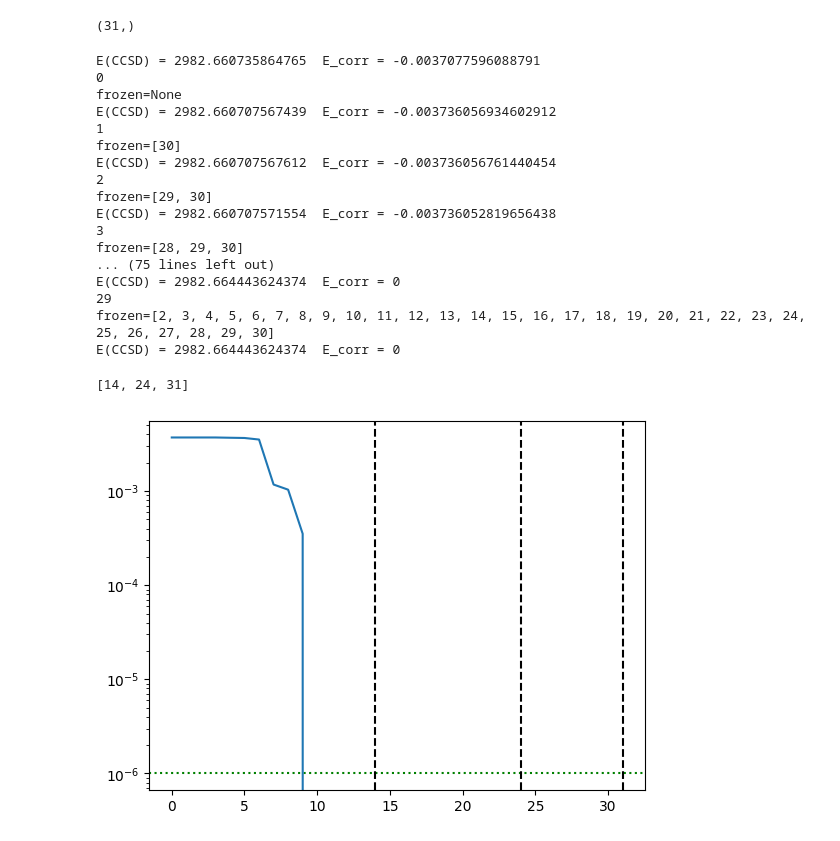
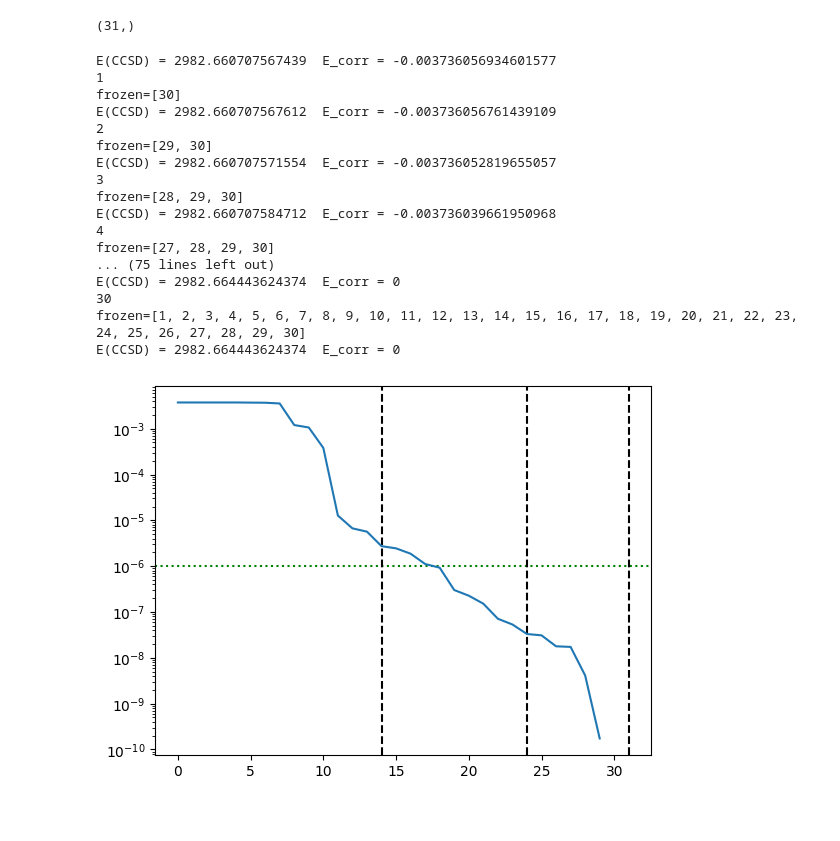
Before and after one commit to UCL-CCS/Nbed, a Jupyter notebook: pfas.ipynb, the cells around one changed output. Drawn from its saved outputs; the diff is of its cells as text; code cells hidden in the pictures.

Commit message:
pfas notebook had frozen core in global

```diff
--- a/pfas.ipynb
+++ b/pfas.ipynb
@@ -125,11 +125,11 @@ driver.embedded_scf[0].mo_occ.shape
 # %%
 from pyscf import cc
 energies = []
-run_energy = cc.CCSD(driver.embedded_scf[0], frozen=1)
+run_energy = cc.CCSD(driver.embedded_scf[0])
 run_energy.run()
 energies.append(run_energy.e_tot)
 
-for i in range(driver.embedded_scf[0].mo_coeff.shape[-1]-1):
+for i in range(1, driver.embedded_scf[0].mo_coeff.shape[-1]):
     print(i)
     if i == 0:
         frozen = None
@@ -140,40 +140,36 @@ for i in range(driver.embedded_scf[0].mo_coeff.shape[-1]-1):
     ccsd.run()
     energies.append(ccsd.e_tot)
 # %% [output]
-E(CCSD) = 2982.660735864765  E_corr = -0.0037077596088791
-0
-frozen=None
-E(CCSD) = 2982.660707567439  E_corr = -0.003736056934602912
+E(CCSD) = 2982.660707567439  E_corr = -0.003736056934601577
 1
 frozen=[30]
-E(CCSD) = 2982.660707567612  E_corr = -0.003736056761440454
+E(CCSD) = 2982.660707567612  E_corr = -0.003736056761439109
 2
 frozen=[29, 30]
-E(CCSD) = 2982.660707571554  E_corr = -0.003736052819656438
+E(CCSD) = 2982.660707571554  E_corr = -0.003736052819655057
 3
 frozen=[28, 29, 30]
+E(CCSD) = 2982.660707584712  E_corr = -0.003736039661950968
+4
+frozen=[27, 28, 29, 30]
 ... (75 lines left out)
 E(CCSD) = 2982.664443624374  E_corr = 0
-29
-frozen=[2, 3, 4, 5, 6, 7, 8, 9, 10, 11, 12, 13, 14, 15, 16, 17, 18, 19, 20, 21, 22, 23, 24, 25, 26, 27, 28, 29, 30]
+30
+frozen=[1, 2, 3, 4, 5, 6, 7, 8, 9, 10, 11, 12, 13, 14, 15, 16, 17, 18, 19, 20, 21, 22, 23, 24, 25, 26, 27, 28, 29, 30]
 E(CCSD) = 2982.664443624374  E_corr = 0
-# %%
-driver.localized_system.shells
-# %% [output]
-[14, 24, 31]
 # %%
 import matplotlib.pyplot as plt
 
 full = energies[0]
-diffs = [e-full for e in energies[1:]][::-1]
 plt.axhline(y=1e-6, linestyle=":", color="green")
+diffs = [abs(e-full) for e in energies[1:][::-1]]
+#plt.axhline(y=full, linestyle="--", color="black")
 for shell in driver.localized_system.shells:
     plt.axvline(x=shell, linestyle="--", color="black")
 plt.semilogy(range(driver.embedded_scf[0].mo_coeff.shape[-1]-1), diffs)
-
 plt.show()
 # %% [output]
-[figure, old version]
+[figure, new version]
 # %%
 from nbed.ham_builder import HamiltonianBuilder
 hb = HamiltonianBuilder(driver.embedded_scf[0], constant_e_shift=driver.classical_energy[0])
```
Also changed, not shown: parts of 4 cells of this notebook.
